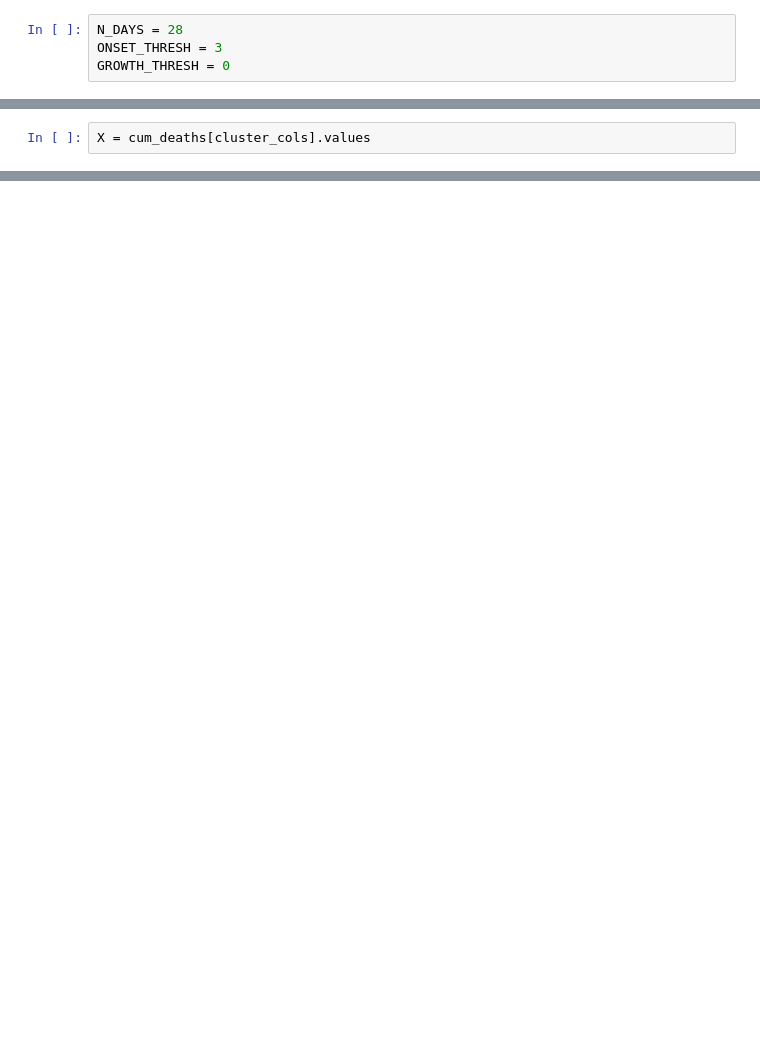
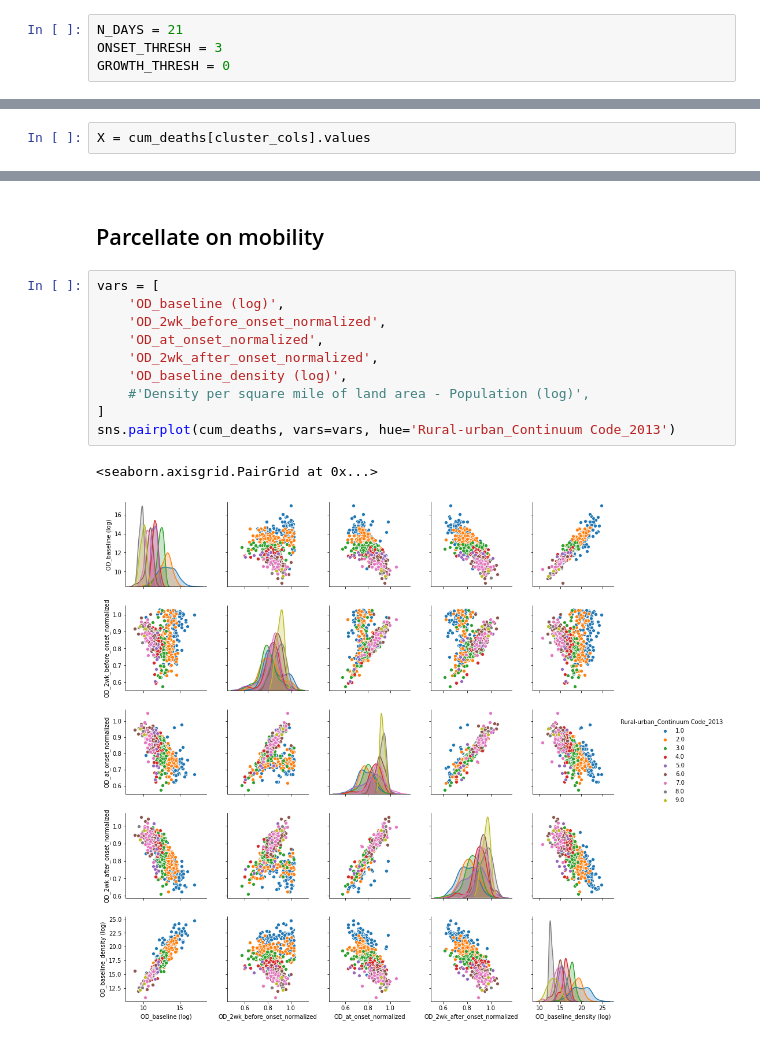
Before and after one commit to jhu-covid-optimization/covid-drivers, a Jupyter notebook: notebooks/17-rp-cluster_mobility.ipynb, the cells around one changed output, grey strips where cells are left out. Cells and saved outputs as stored; diff of their text form; blank space fills up the shorter version.

```diff
--- a/notebooks/17-rp-cluster_mobility.ipynb
+++ b/notebooks/17-rp-cluster_mobility.ipynb
@@ -47,7 +52,7 @@ with open('../data/processed/county_adjacency_edge_dict.pkl', 'rb') as f:
 Mobility Last Updated 05-08
 Deaths Last Updated 05-26
 # %%
-N_DAYS = 28
+N_DAYS = 21
 ONSET_THRESH = 3
 GROWTH_THRESH = 0
 # %%
@@ -243,0 +245,15 @@ sns.scatterplot(Xhat[:,0], Xhat[:,1], hue=clustering.labels_)
+# %% [markdown]
+## Parcellate on mobility
+# %%
+vars = [
+    'OD_baseline (log)',
+    'OD_2wk_before_onset_normalized',
+    'OD_at_onset_normalized',
+    'OD_2wk_after_onset_normalized',
+    'OD_baseline_density (log)',
+    #'Density per square mile of land area - Population (log)',
+]
+sns.pairplot(cum_deaths, vars=vars, hue='Rural-urban_Continuum Code_2013')
+# %% [output]
+<seaborn.axisgrid.PairGrid at 0x...>
+[figure, added]
```
Also changed, not shown: parts of 34 cells of this notebook, 1 other file.
